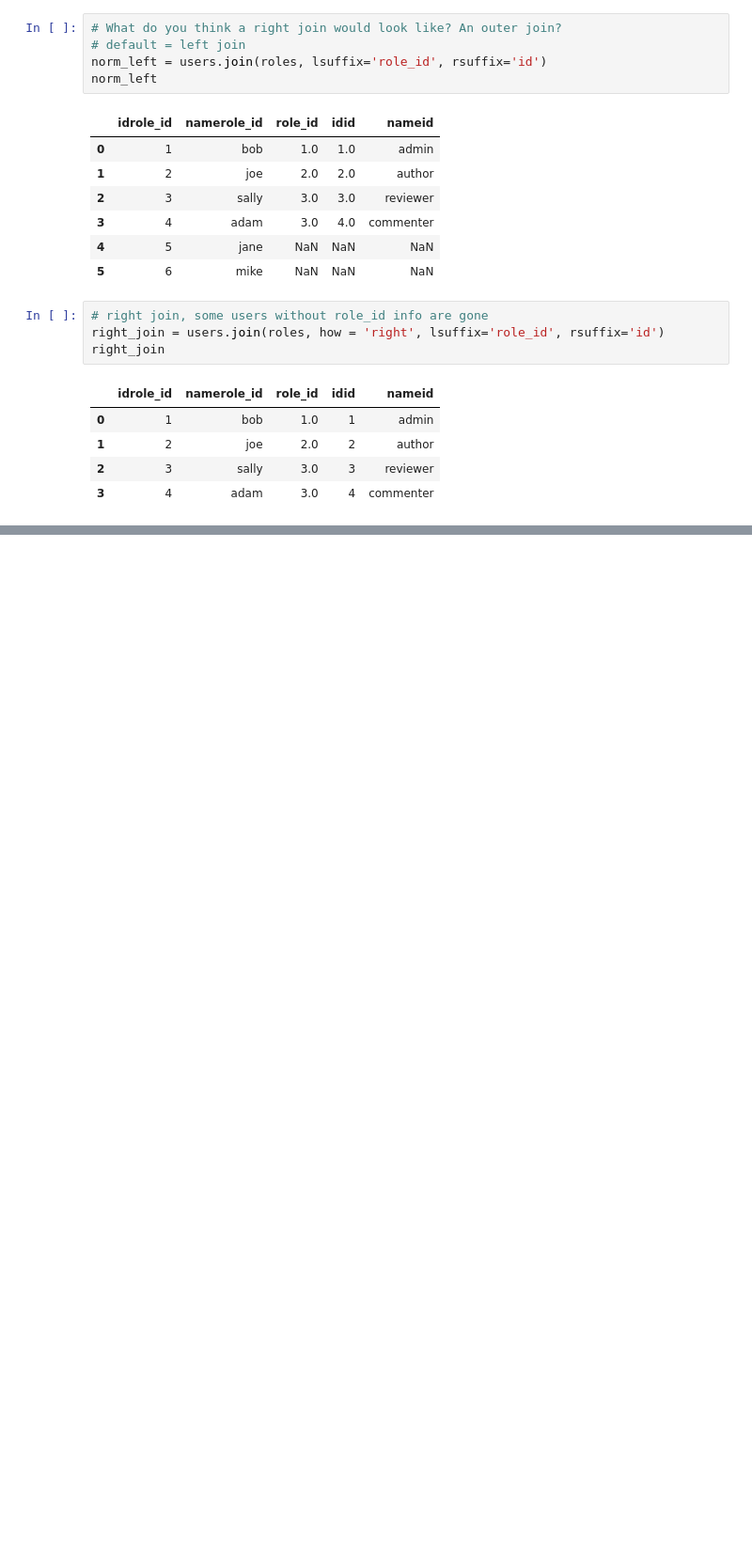
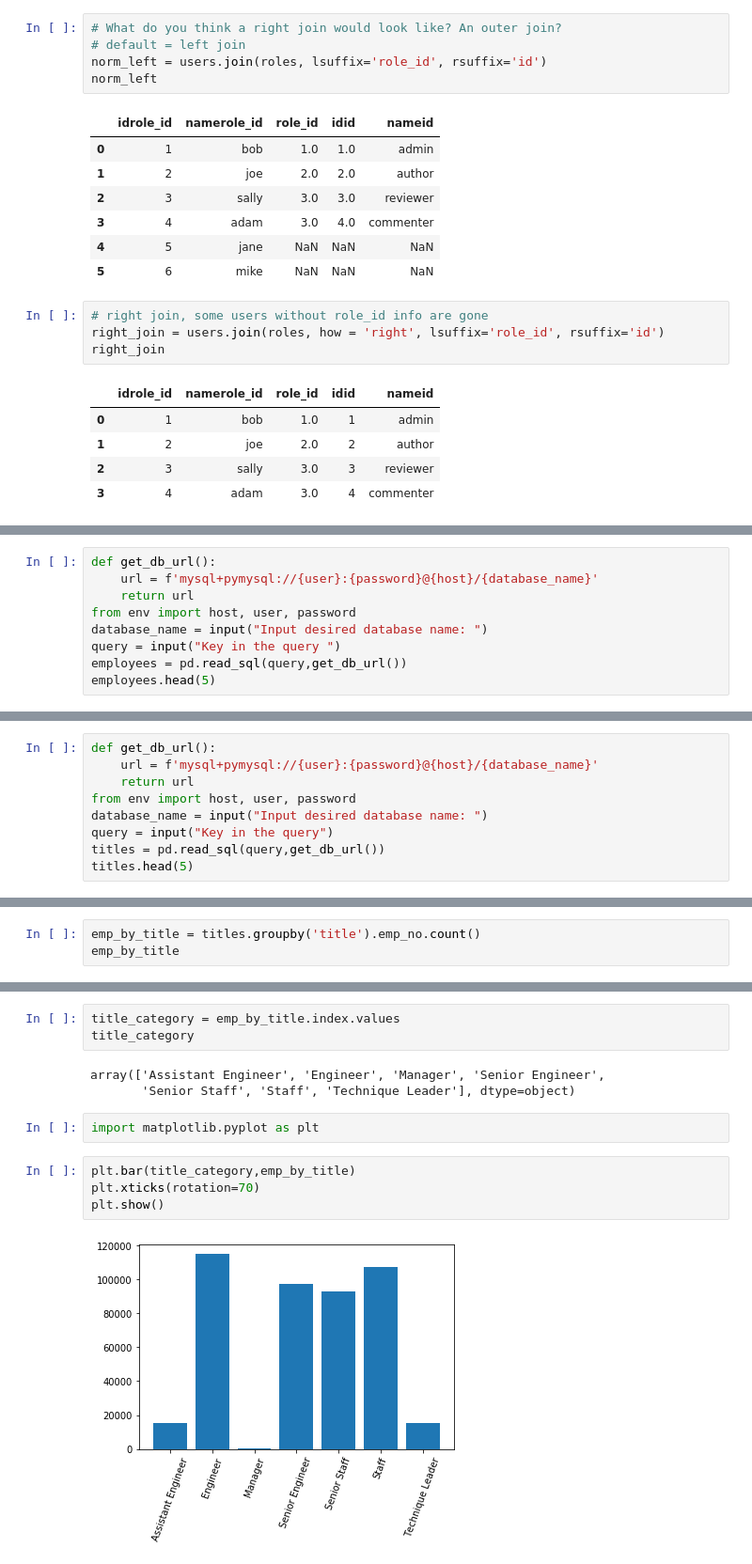
Before and after one commit to Jacqueline-A-Shay/python-exercises, a Jupyter notebook: pandas_exercises.py.ipynb, the cells around one changed output, grey strips where cells are left out. Shown at 94% size. Saved outputs shown, nothing was run; the diff lists cells and outputs as text; blank space fills up the shorter version.

```diff
--- a/pandas_exercises.py.ipynb
+++ b/pandas_exercises.py.ipynb
@@ -205,0 +226,9 @@ outer_join
+# %%
+def get_db_url():
+    url = f'mysql+pymysql://{user}:{password}@{host}/{database_name}'
+    return url
+from env import host, user, password
+database_name = input("Input desired database name: ")
+query = input("Key in the query ")
+employees = pd.read_sql(query,get_db_url())
+employees.head(5)
@@ -205,0 +244,9 @@ outer_join
+# %%
+def get_db_url():
+    url = f'mysql+pymysql://{user}:{password}@{host}/{database_name}'
+    return url
+from env import host, user, password
+database_name = input("Input desired database name: ")
+query = input("Key in the query")
+titles = pd.read_sql(query,get_db_url())
+titles.head(5)
@@ -205,0 +272,3 @@ outer_join
+# %%
+emp_by_title = titles.groupby('title').emp_no.count()
+emp_by_title
@@ -205,0 +285,14 @@ outer_join
+# %%
+title_category = emp_by_title.index.values
+title_category
+# %% [output]
+array(['Assistant Engineer', 'Engineer', 'Manager', 'Senior Engineer',
+       'Senior Staff', 'Staff', 'Technique Leader'], dtype=object)
+# %%
+import matplotlib.pyplot as plt
+# %%
+plt.bar(title_category,emp_by_title)
+plt.xticks(rotation=70)
+plt.show()
+# %% [output]
+[figure, added]
```
Also changed, not shown: parts of 14 cells of this notebook, 1 other file.
